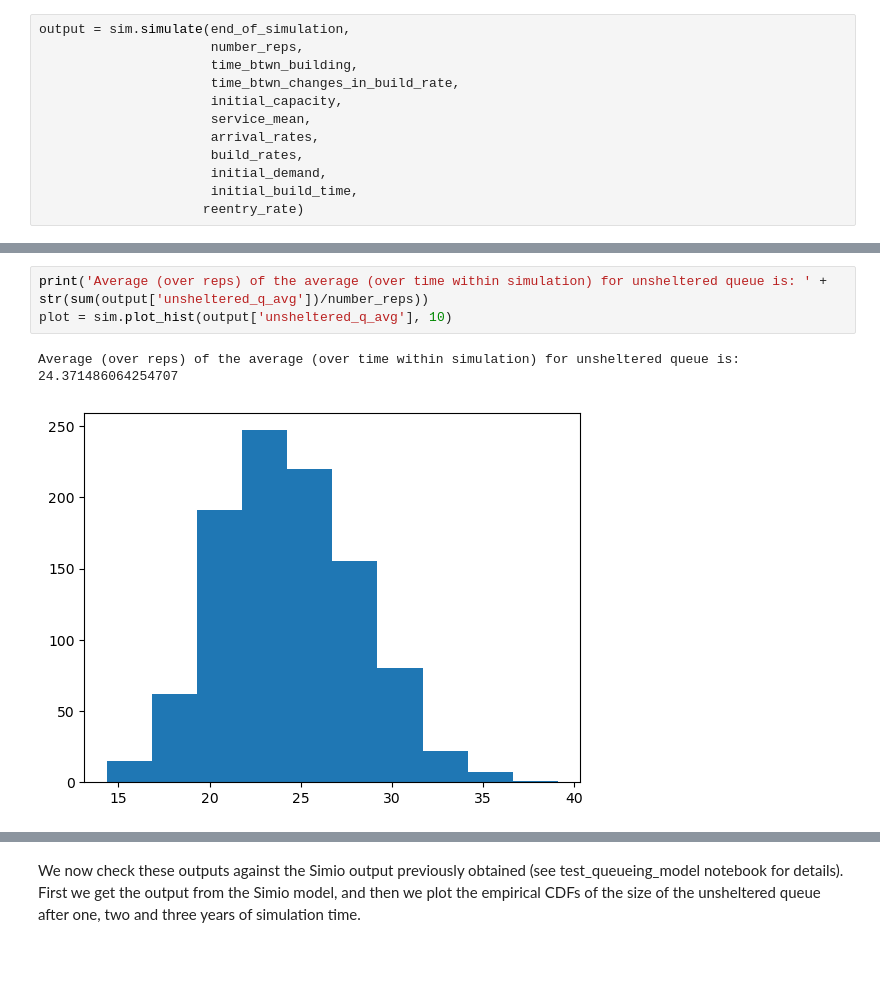
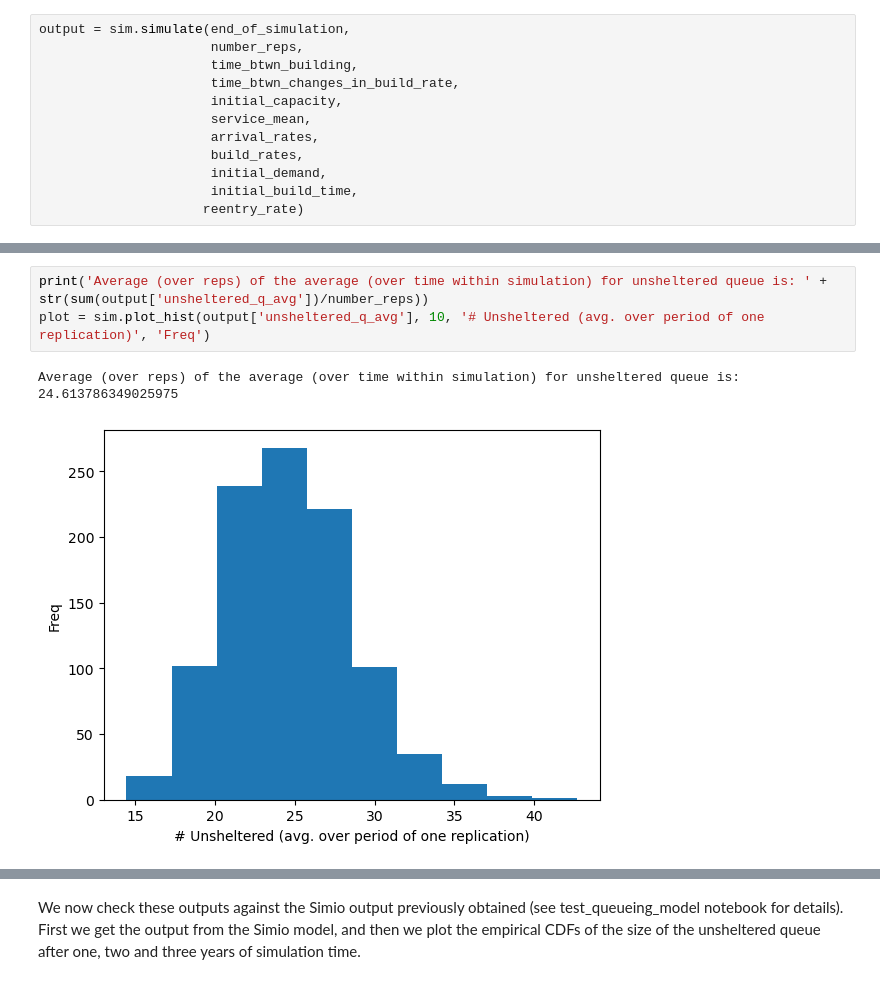
Before and after one commit to grahamburgess3/homeless_services, a Jupyter notebook: test_simulation_model.ipynb, the cells around one changed output, grey strips where cells are left out. Cells and saved outputs as stored; diff of their text form; blank space fills up the shorter version.

```diff
--- a/test_simulation_model.ipynb
+++ b/test_simulation_model.ipynb
@@ -92,9 +94,9 @@ print(str(number_reps) + ' replications ran in ' + str(output['time_taken']).spl
 # %%
 print('Average (over reps) of the average (over time within simulation) for unsheltered queue is: ' + str(sum(output['unsheltered_q_avg'])/number_reps))
-plot = sim.plot_hist(output['unsheltered_q_avg'], 10)
+plot = sim.plot_hist(output['unsheltered_q_avg'], 10, '# Unsheltered (avg. over period of one replication)', 'Freq')
 # %% [output]
-Average (over reps) of the average (over time within simulation) for unsheltered queue is: 24.371486064254707
+Average (over reps) of the average (over time within simulation) for unsheltered queue is: 24.613786349025975
-[figure, old version]
+[figure, new version]
 # %%
 fig, ax = sim.create_fanchart(output['unsheltered_q_over_time'])
 # %% [output]
```
Also changed, not shown: parts of 8 cells of this notebook, 5 other files.
